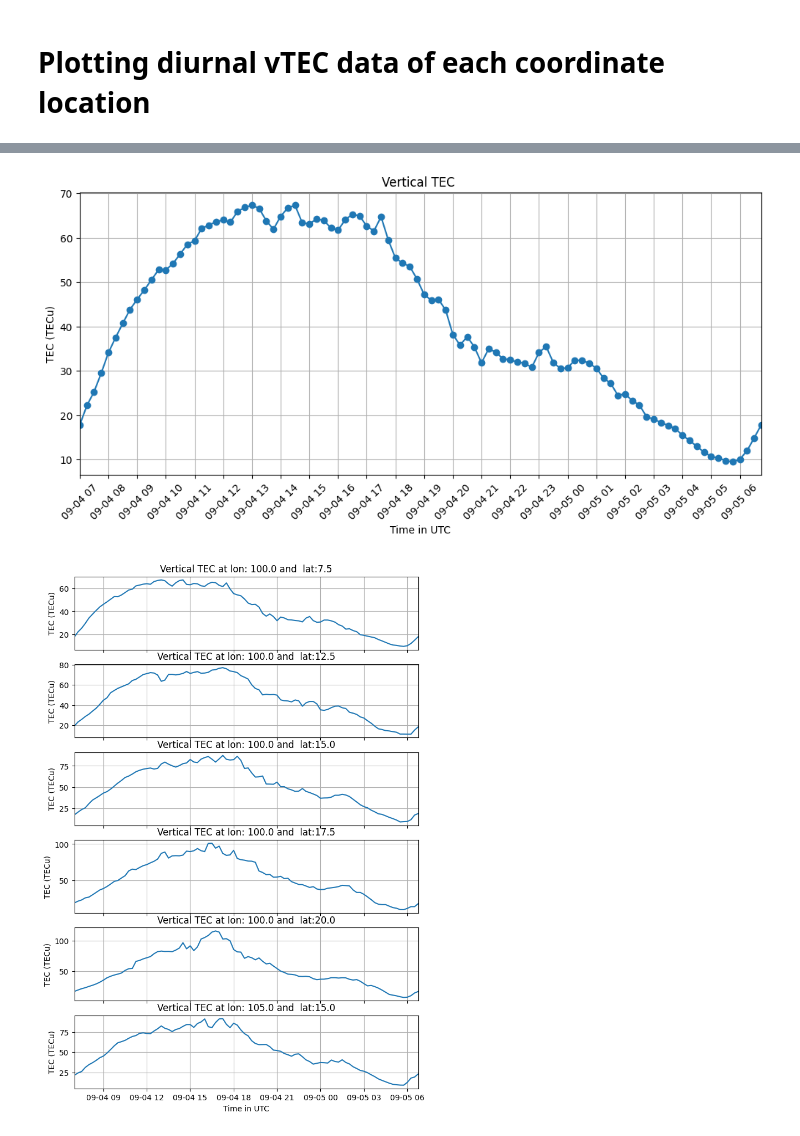
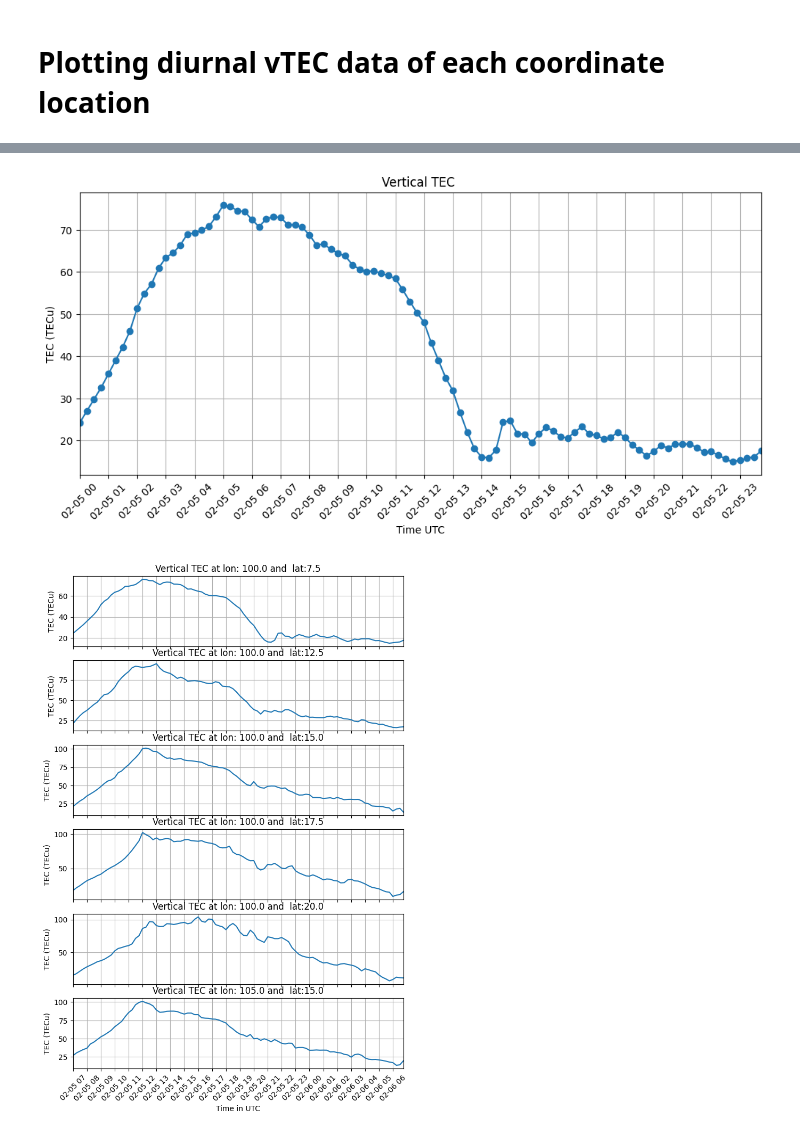
Before and after one commit to linmyint-lab/geodata, a Jupyter notebook: TECmapUsingGeo2.ipynb, the cells around one changed output, grey strips where cells are left out. Saved outputs shown, nothing was run; the diff lists cells and outputs as text; code cells hidden in the pictures.

```diff
--- a/TECmapUsingGeo2.ipynb
+++ b/TECmapUsingGeo2.ipynb
@@ -33,6 +33,6 @@ pycdfpp Module is installed.
 # %%
 # @title Enter a date of interest
-date_study = "2023-09-04" # @param {type:"date"}
+date_study = "2024-02-05" # @param {type:"date"}
 date_study = pd.Timestamp(date_study);
 # creating a cdf file name from  CDAWeb
 cdf_file = "gps_tec15min_igs_"+date_study.strftime("%Y%m%d")+"_v01.cdf"
@@ -40,7 +40,6 @@ cdf_file = "gps_tec15min_igs_"+date_study.strftime("%Y%m%d")+"_v01.cdf"
 Reading TEC data from NASA Coordinated Data Analysis Web (CDAWeb)
 # %%
 if os.path.isfile(cdf_file): # if data cdf file has been downloaded before
-  cdf_data = pycdfpp.load(cdf_file) # reading cdf file
   print("That cdf file exist")
 else:# if not, the data file will be downloaded
   url_cdaweb = "https://cdaweb.gsfc.nasa.gov/pub/data/gps/tec15min_igs/"
@@ -57,5 +56,7 @@ else:# if not, the data file will be downloaded
       # Handle the connection error
       print("Connection Error:", e)
       print("The program will now exit.")
-      sys.exit(1)  # Exit with a non-zero status code to indicate an error
-  cdf_data = pycdfpp.load(cdf_file)# reading cdf file
+      sys.exit(1)  # Exit with a non-zero status code to indicate
+
+cdf_data = pycdfpp.load(cdf_file) # reading cdf file
+print(cdf_data)
@@ -80,14 +99,13 @@ and Dip Equator line dataset from a private Google drive
 # %%
 zip_file = "ne_110m_admin_0_countries.zip" # world map data zip file
 if os.path.isfile(zip_file): #if the zip file has been downloaded before
-  world = gpd.read_file(zip_file)
   print("The world map file is exist")
 else: # if not, the file is downloading
   print("The world map file is downloading")
   zip_file_url ='https://www.naturalearthdata.com/http//www.naturalearthdata.com/download/110m/cultural/ne_110m_admin_0_countries.zip'
   query_parameters = {"downloadformat": "zip"}
   try:
-    response = requests.get(zip_file_url, headers=headers)
+    response = requests.get(zip_file_url, headers=headers,params=query_parameters)
     if response.status_code == 200:
       # Save the file or process the response
       with open(zip_file, "wb") as f:
@@ -99,17 +117,18 @@ else: # if not, the file is downloading
     print("Connection Error:", e)
     print("The program will now exit.")
     sys.exit(1)  # Exit with a non-zero status code to indicate an error
-world = gpd.read_file(zip_file) # reading world map dataset as geodataframe
+# reading world map dataset as geodataframe
+world = gpd.read_file(zip_file)
 
 dipEqLin_file = "dipEquatorLine.csv"
 if os.path.isfile(dipEqLin_file): # if data cdf file has been downloaded before
-  cdf_data = pycdfpp.load(dipEqLin_file) # reading cdf file
   print("That dip Equator file exist")
 else:
   # reading dip equator line coordinates as pandas dataframe and geodataframe
   # eq_url = 'https://drive.google.com/file/d/1PA2XUlFLkUj-qYznmd3j7vOvEq73ufSr/view?usp=sharing'
   # eq_path = 'https://drive.google.com/uc?export=download&id='+eq_url.split('/')[-2]
   eq_path = "https://raw.githubusercontent.com/linmyint-lab/geodata/1688cd5d607ed2aea13edaf8aede81f7682903af/dipEquatorLine.csv"
+  print("The world map file is downloading")
   try:
     response = requests.get(eq_path, headers=headers)
     if response.status_code == 200:
@@ -124,6 +143,7 @@ else:
     print("The program will now exit.")
     sys.exit(1)  # Exit with a non-zero status code to indicate an error
 
+# reading equator line and make it as geodataframe
 df_eq = pd.read_csv(dipEqLin_file ,header=None,names=['lon','lat'])
 gdf_eq = gpd.GeoSeries(gpd.points_from_xy(df_eq['lon'], df_eq['lat']),crs = "EPSG:4326") # reading world map dataset as geodataframe
 del df_eq
@@ -307,40 +300,43 @@ cor_list
 # @title Choose one index number of coordinates in the list above
 idx = 0 # @param {type:"integer"}
 
-time_idx=pycdfpp.to_datetime64(cdf_data["Epoch"]) + pd.Timedelta(7,"h")
+time_idx=pycdfpp.to_datetime64(cdf_data["Epoch"])
 fig,ax =plt.subplots( figsize=(12,5))
 lon_index =np.where(lon==cor_list['x'][idx])[0]
 lat_index =np.where(lat==cor_list['y'][idx])[0]
 ax.plot(time_idx, cdf_data["tecUQR"].values[:,lat_index,lon_index], marker = 'o')
 ax.set_xlim(time_idx.min(),time_idx.max())
 ax.grid()
-ax.set( xlabel='Time in UTC', ylabel='TEC (TECu)', title= 'Vertical TEC ')
+ax.set( xlabel='Time UTC', ylabel='TEC (TECu)', title= 'Vertical TEC ')
 plt.setp(ax.get_xticklabels(), rotation=45)
 ax.xaxis.set_major_locator(mdates.HourLocator(interval=1))  # Set grid line interval to 1 hour
 
 plt.show()
 # %% [output]
-[figure, old version]
+[figure, new version]
 # %%
 # plotting for all coordinates
 time_idx=pycdfpp.to_datetime64(cdf_data["Epoch"]) + pd.Timedelta(7,"h")
 try:
   fig,ax =plt.subplots(nrows =len(cor_list), ncols =1, figsize=(8,12), sharex=True)
   for ind in range(len(cor_list)):
     lon_index =np.where(lon==cor_list['x'][ind])[0]
     lat_index =np.where(lat==cor_list['y'][ind])[0]
     ax[ind].plot(time_idx, cdf_data["tecUQR"].values[:,lat_index,lon_index])
     ax[ind].set( ylabel='TEC (TECu)', title= 'Vertical TEC at lon: ' +  str(lon[lon_index][0]) + ' and  lat:' + str(lat[lat_index][0]))
     ax[ind].set_xlim(time_idx.min(),time_idx.max())
     ax[ind].grid()
+    ax[ind].xaxis.set_major_locator(mdates.HourLocator(interval=1))  # Set grid line interval to 1 hour
+
   ax[ind].set( xlabel='Time in UTC', ylabel='TEC (TECu)', title= 'Vertical TEC at lon: ' +  str(lon[lon_index][0]) + ' and  lat:' + str(lat[lat_index][0]))
+  plt.setp(ax[ind].get_xticklabels(), rotation=45)
   plt.show()
 except:
   print("Error")
   plt.close()
 # xlabel='Time in UTC',
 # %% [output]
-[figure, old version]
+[figure, new version]
 # %%
 time_idx=pycdfpp.to_datetime64(cdf_data["Epoch"]) + pd.Timedelta(7,"h")
 fig,ax =plt.subplots( figsize=(12,5))
```
Also changed, not shown: parts of 9 cells of this notebook.
